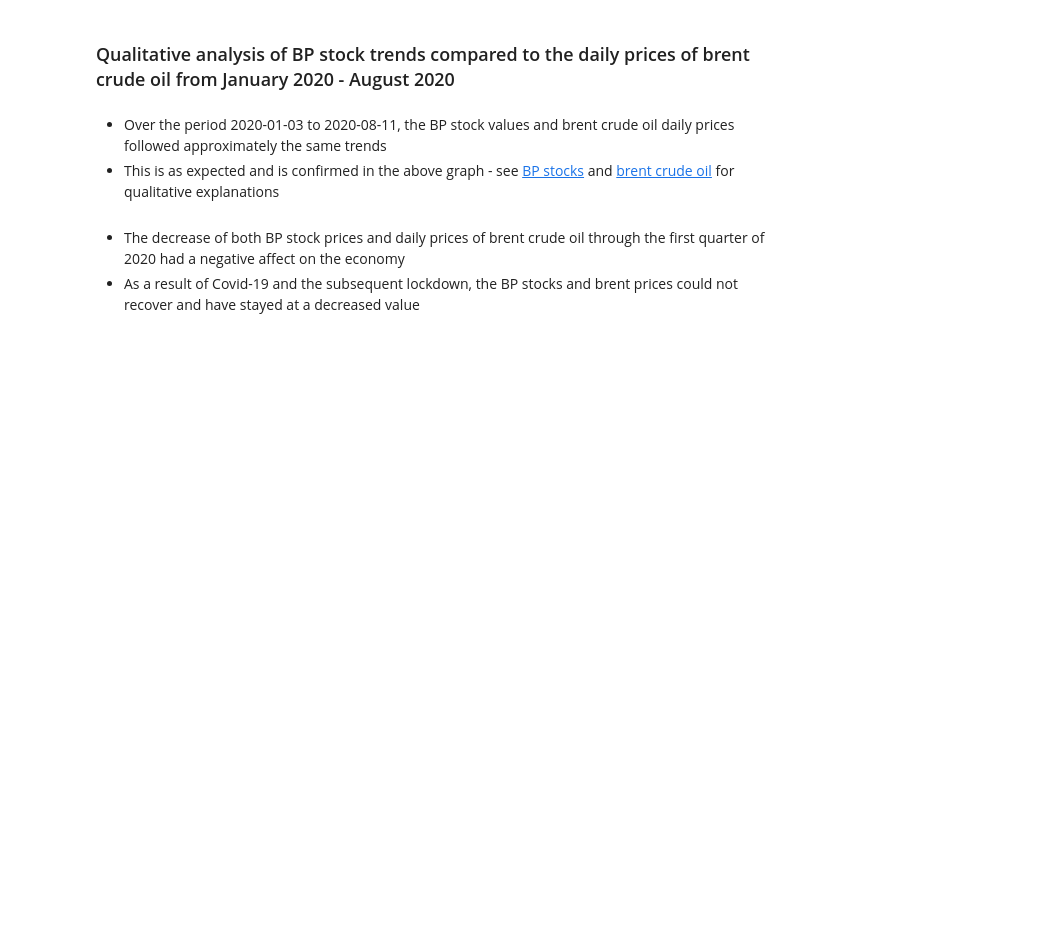
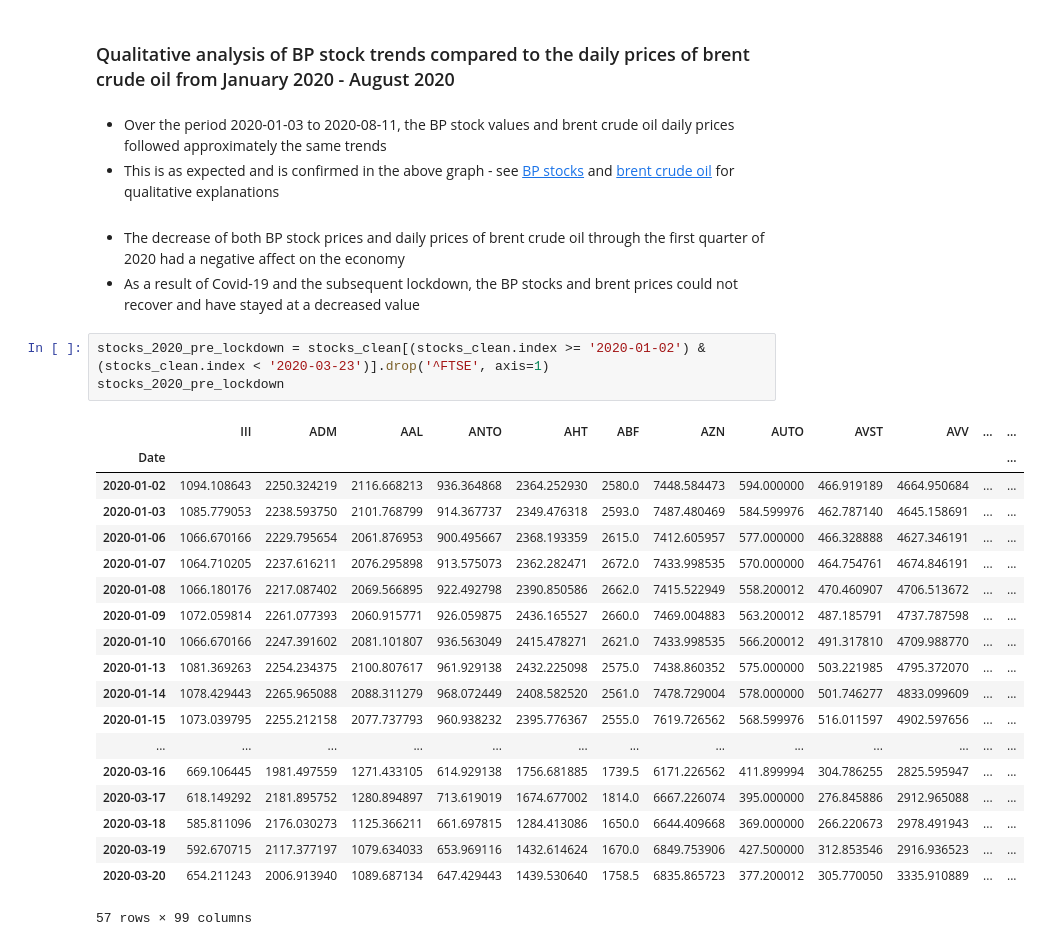
Before and after one commit to abbielms/Big_Data_Challenge_2020, a Jupyter notebook: Big_Data_Challenge_2020.ipynb, the cells around one changed output. Drawn from its saved outputs; the diff is of its cells as text; blank space fills up the shorter version.

```diff
--- a/Big_Data_Challenge_2020.ipynb
+++ b/Big_Data_Challenge_2020.ipynb
@@ -700,3 +700,26 @@ Text(0.5, 1.0, 'BP Stock Values Compared to Brent Crude Oil Daily Prices from\n
 <br><br>
 - The decrease of both BP stock prices and daily prices of brent crude oil through the first quarter of 2020 had a negative affect on the economy
 - As a result of Covid-19 and the subsequent lockdown, the BP stocks and brent prices could not recover and have stayed at a decreased value
+# %%
+stocks_2020_pre_lockdown = stocks_clean[(stocks_clean.index >= '2020-01-02') & (stocks_clean.index < '2020-03-23')].drop('^FTSE', axis=1)
+stocks_2020_pre_lockdown
+# %% [output]
+|  | III | ADM | AAL | ANTO | AHT | ABF | AZN | AUTO | AVST | AVV | ... | ... |
+| Date |  |  |  |  |  |  |  |  |  |  |  | ... |
+| 2020-01-02 | 1094.108643 | 2250.324219 | 2116.668213 | 936.364868 | 2364.252930 | 2580.0 | 7448.584473 | 594.000000 | 466.919189 | 4664.950684 | ... | ... |
+| 2020-01-03 | 1085.779053 | 2238.593750 | 2101.768799 | 914.367737 | 2349.476318 | 2593.0 | 7487.480469 | 584.599976 | 462.787140 | 4645.158691 | ... | ... |
+| 2020-01-06 | 1066.670166 | 2229.795654 | 2061.876953 | 900.495667 | 2368.193359 | 2615.0 | 7412.605957 | 577.000000 | 466.328888 | 4627.346191 | ... | ... |
+| 2020-01-07 | 1064.710205 | 2237.616211 | 2076.295898 | 913.575073 | 2362.282471 | 2672.0 | 7433.998535 | 570.000000 | 464.754761 | 4674.846191 | ... | ... |
+| 2020-01-08 | 1066.180176 | 2217.087402 | 2069.566895 | 922.492798 | 2390.850586 | 2662.0 | 7415.522949 | 558.200012 | 470.460907 | 4706.513672 | ... | ... |
+| 2020-01-09 | 1072.059814 | 2261.077393 | 2060.915771 | 926.059875 | 2436.165527 | 2660.0 | 7469.004883 | 563.200012 | 487.185791 | 4737.787598 | ... | ... |
+| 2020-01-10 | 1066.670166 | 2247.391602 | 2081.101807 | 936.563049 | 2415.478271 | 2621.0 | 7433.998535 | 566.200012 | 491.317810 | 4709.988770 | ... | ... |
+| 2020-01-13 | 1081.369263 | 2254.234375 | 2100.807617 | 961.929138 | 2432.225098 | 2575.0 | 7438.860352 | 575.000000 | 503.221985 | 4795.372070 | ... | ... |
+| 2020-01-14 | 1078.429443 | 2265.965088 | 2088.311279 | 968.072449 | 2408.582520 | 2561.0 | 7478.729004 | 578.000000 | 501.746277 | 4833.099609 | ... | ... |
+| 2020-01-15 | 1073.039795 | 2255.212158 | 2077.737793 | 960.938232 | 2395.776367 | 2555.0 | 7619.726562 | 568.599976 | 516.011597 | 4902.597656 | ... | ... |
+| ... | ... | ... | ... | ... | ... | ... | ... | ... | ... | ... | ... | ... |
+| 2020-03-16 | 669.106445 | 1981.497559 | 1271.433105 | 614.929138 | 1756.681885 | 1739.5 | 6171.226562 | 411.899994 | 304.786255 | 2825.595947 | ... | ... |
+| 2020-03-17 | 618.149292 | 2181.895752 | 1280.894897 | 713.619019 | 1674.677002 | 1814.0 | 6667.226074 | 395.000000 | 276.845886 | 2912.965088 | ... | ... |
+| 2020-03-18 | 585.811096 | 2176.030273 | 1125.366211 | 661.697815 | 1284.413086 | 1650.0 | 6644.409668 | 369.000000 | 266.220673 | 2978.491943 | ... | ... |
+| 2020-03-19 | 592.670715 | 2117.377197 | 1079.634033 | 653.969116 | 1432.614624 | 1670.0 | 6849.753906 | 427.500000 | 312.853546 | 2916.936523 | ... | ... |
+| 2020-03-20 | 654.211243 | 2006.913940 | 1089.687134 | 647.429443 | 1439.530640 | 1758.5 | 6835.865723 | 377.200012 | 305.770050 | 3335.910889 | ... | ... |
+57 rows × 99 columns
```
Also changed, not shown: parts of 7 cells of this notebook.
